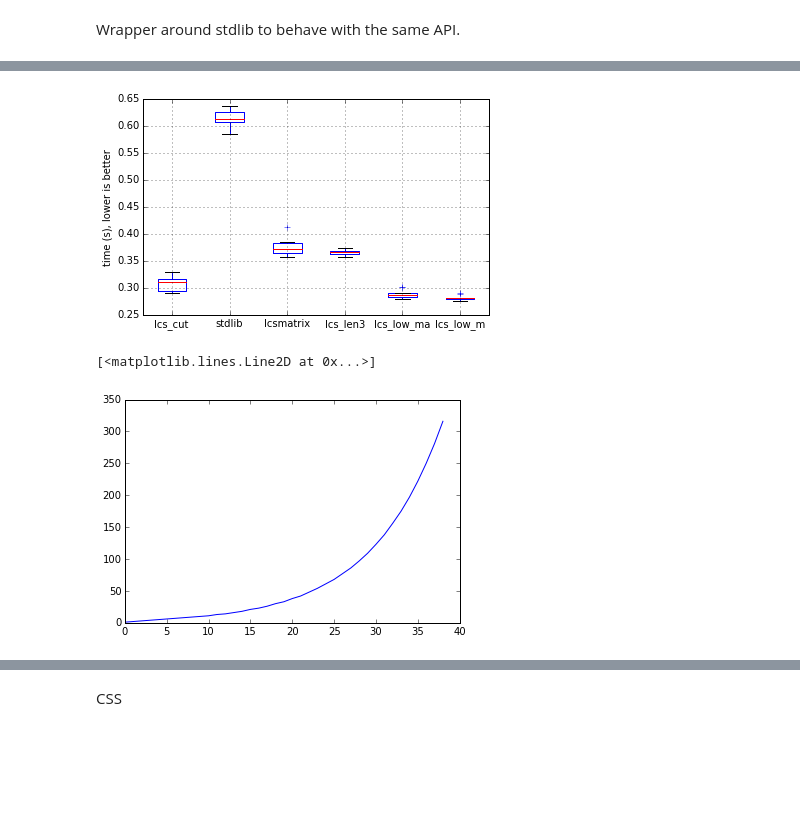
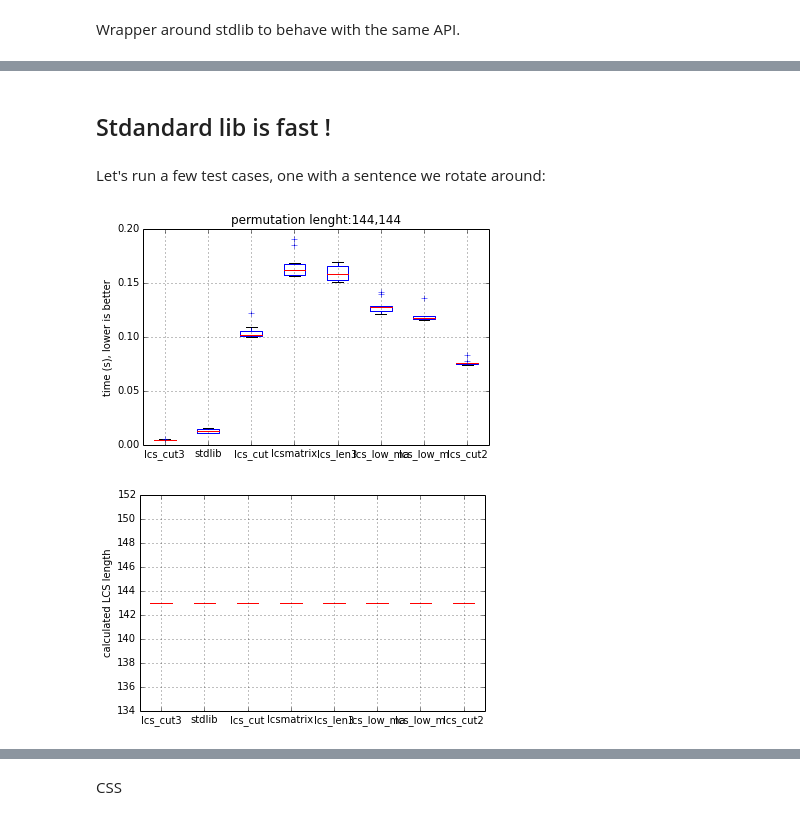
Before and after one commit to Carreau/difflib2.py, a Jupyter notebook: examples/difflib2.ipynb, the cells around one changed output, grey strips where cells are left out. Saved outputs shown, nothing was run; the diff lists cells and outputs as text; code cells hidden in the pictures; blank space fills up the shorter version.

```diff
--- a/examples/difflib2.ipynb
+++ b/examples/difflib2.ipynb
@@ -226,34 +485,45 @@ import matplotlib.pyplot as plt
-# %%
-n = 50
-r = 10
-nt = 10
-s1 = "xzbet"*n
-s2 = "badct"*n
-#s1= s2
-df = pd.DataFrame()
-
-
-
-for func in gdict.values():
-    u  = %timeit -o -r{r} -n{nt} -q func(s1,s2)
-    df[func.__name__] = u.all_runs
-
-
-# a = %timeit -o -r{r} -n{nt} -q lcs_low_m(s1,s2)
-# b = %timeit -o -r{r} -n{nt} -q lcsmatrix(s1,s2)
-# c = %timeit -o -r{r} -n{nt} -q difflib.SequenceMatcher(None, s1, s2, autojunk=False).ratio()
-# d = %timeit -o -r{r} -n{nt} -q lcs_len3(s1, s2)
-# print(lcsmatrix(s1,s2)[-1][-1] == lcs_low_m(s1,s2), lcsmatrix(s1,s2)[-1][-1] == lcs_len3(s1,s2))
-# lcs_low_m(s1,s2)
-
-fig, ax = plt.subplots()
-df.boxplot(ax=ax)
-ax.set_ylabel('time (s), lower is better')
-pass
-# %% [output]
-[figure, removed]
-# %%
-plot(xx)
-# %% [output]
-[<matplotlib.lines.Line2D at 0x...>]
-[figure, removed]
+# %%
+fn = None
+def test_case(case, r=3, nt=3, agree=True):
+    s1,s2,name = case
+    df = pd.DataFrame()
+    global dl
+    dl = pd.DataFrame()
+    # warmup
+    %timeit -o -r{r} -n{nt} -q lcsmatrix(s1,s2)
+    for func in gdict.values():
+        # the way timeit work, we need to use a global
+        global fn
+        fn = func
+        #print('testing', fn.__name__)
+        dl[func.__name__] = [fn(s1,s2)]
+        u  = %timeit -o -r{r} -n{nt} -q fn(s1,s2)
+#        u  = %timeit -o fn(s1,s2)
+        df[func.__name__] = u.all_runs
+
+
+    # lcs_low_m(s1,s2)
+
+    fig, ax = plt.subplots()
+    df.boxplot(ax=ax)
+    ax.set_ylabel('time (s), lower is better')
+    ax.set_title(name+' lenght:%d,%d' % (len(s1),len(s2)))
+    # are the results the same ?
+    if agree:
+        fig, ax = plt.subplots()
+        dl.boxplot(ax=ax)
+        ax.set_ylabel('calculated LCS length')
+    pass
+# %% [markdown]
+## Stdandard lib is fast !
+# %% [markdown]
+Let's run a few test cases, one with a sentence we rotate around:
+# %%
+n = 8
+s1 = "a super long string I try to match, stdlib will be winner by a long shot"*2
+s2 = s1[1:]+s1[1]
+case3 = (s1,s2,'permutation')
+test_case(case3,10,10)
+# %% [output]
+[figure, added]
+[figure, added]
```
Also changed, not shown: parts of 56 cells of this notebook.
